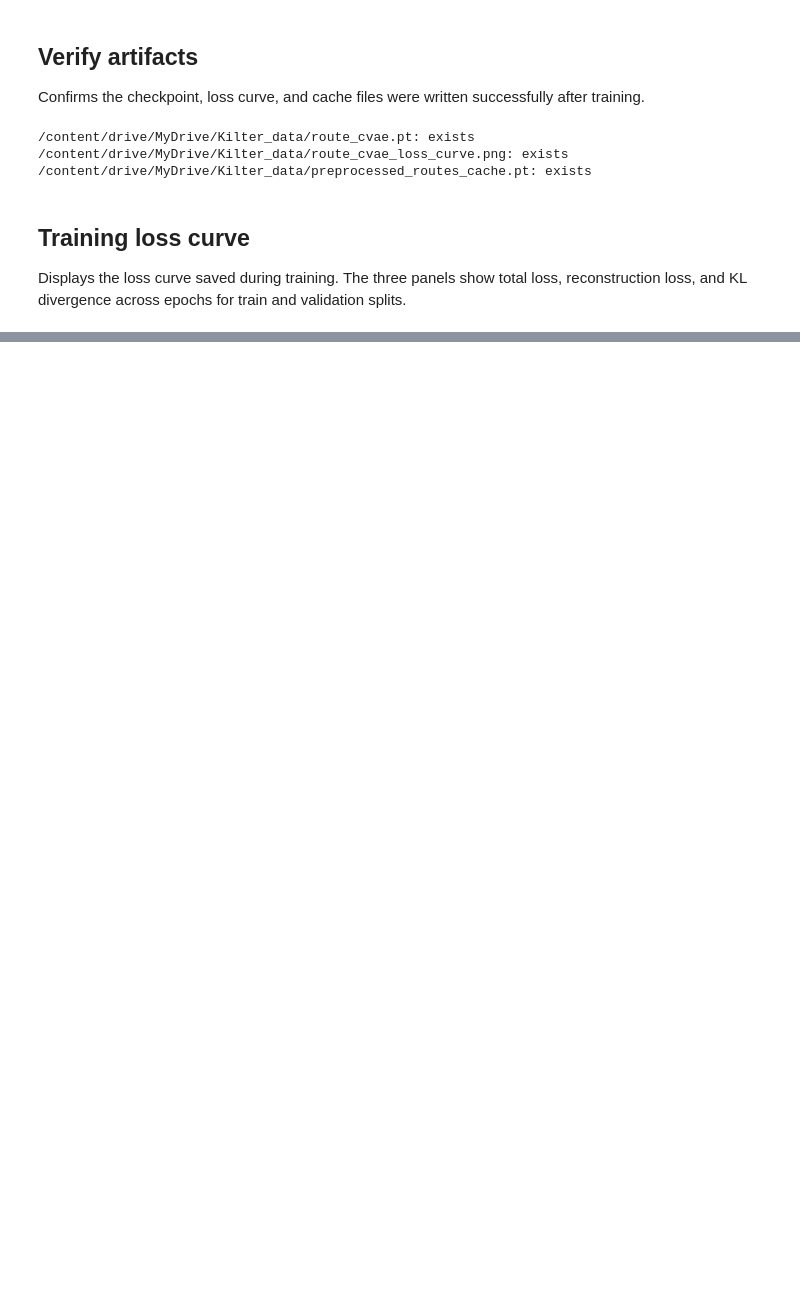
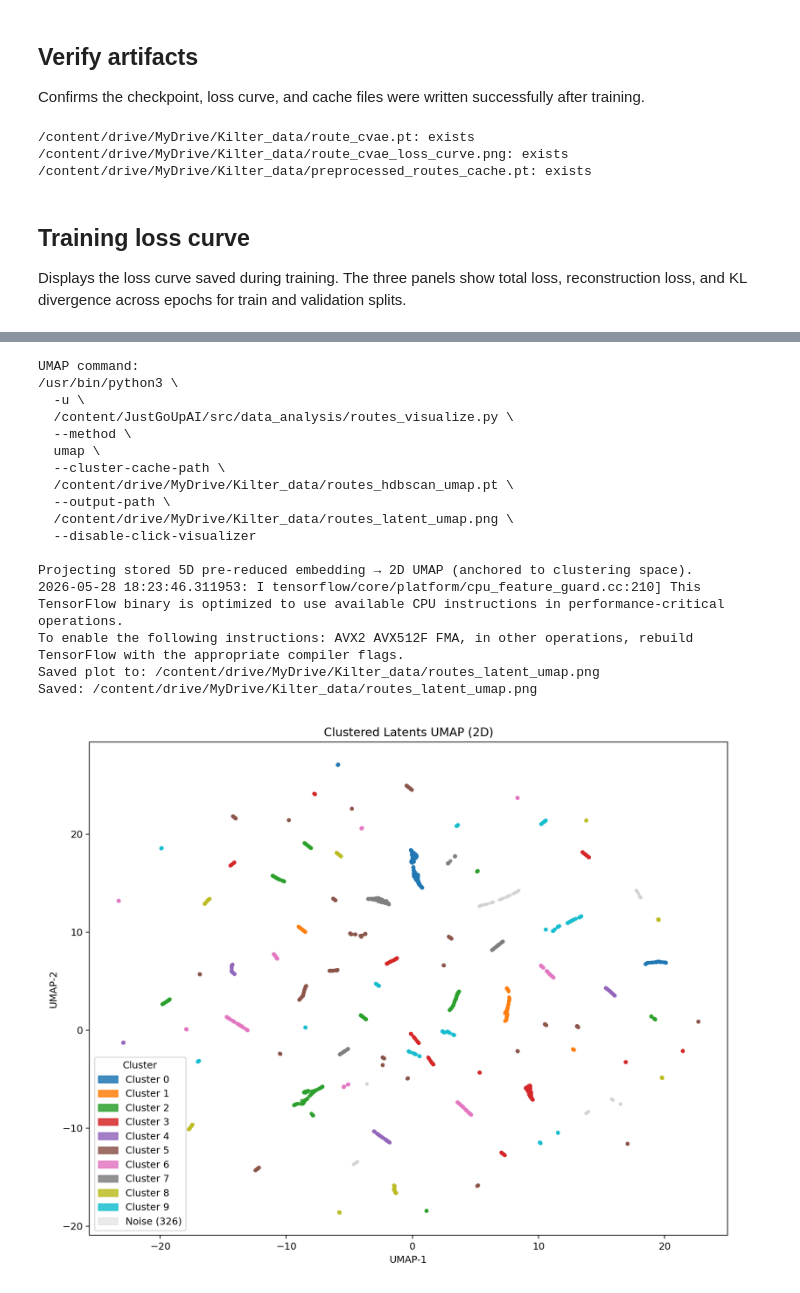
Before and after one commit to ZYCC6002/Just-Go-Up-AI, a Jupyter notebook: notebooks/train_route_cvae.ipynb, the cells around one changed output, grey strips where cells are left out. Drawn from its saved outputs; the diff is of its cells as text; code cells hidden in the pictures; blank space fills up the shorter version.

```diff
--- a/notebooks/train_route_cvae.ipynb
+++ b/notebooks/train_route_cvae.ipynb
@@ -607,0 +786,49 @@ Loss curve path: /content/drive/MyDrive/Kilter_data/route_cvae_loss_curve.png
+# %%
+umap_output = DATA_ROOT / 'routes_latent_umap.png'
+
+viz_cmd = [
+    sys.executable, '-u', str(viz_script),
+    '--method',               'umap',
+    '--cluster-cache-path',   str(cluster_cfg['cluster_cache_path']),
+    '--output-path',          str(umap_output),
+    '--disable-click-visualizer',
+]
+
+print('UMAP command:')
+print(' \\\n  '.join(viz_cmd))
+print()
+
+proc = subprocess.Popen(viz_cmd, cwd=str(PROJECT_ROOT),
+                        stdout=subprocess.PIPE, stderr=subprocess.STDOUT,
+                        text=True, bufsize=1, env=env)
+assert proc.stdout is not None
+for line in iter(proc.stdout.readline, ''):
+    if not line:
+        break
+    print(line, end='', flush=True)
+
+ret = proc.wait()
+if ret != 0:
+    raise RuntimeError(f'UMAP visualization failed with exit code {ret}')
+
+print(f'Saved: {umap_output}')
+display(Image(filename=str(umap_output)))
+# %% [output]
+UMAP command:
+/usr/bin/python3 \
+  -u \
+  /content/JustGoUpAI/src/data_analysis/routes_visualize.py \
+  --method \
+  umap \
+  --cluster-cache-path \
+  /content/drive/MyDrive/Kilter_data/routes_hdbscan_umap.pt \
+  --output-path \
+  /content/drive/MyDrive/Kilter_data/routes_latent_umap.png \
+  --disable-click-visualizer
+
+Projecting stored 5D pre-reduced embedding → 2D UMAP (anchored to clustering space).
+2026-05-28 18:23:46.311953: I tensorflow/core/platform/cpu_feature_guard.cc:210] This TensorFlow binary is optimized to use available CPU instructions in performance-critical operations.
+To enable the following instructions: AVX2 AVX512F FMA, in other operations, rebuild TensorFlow with the appropriate compiler flags.
+Saved plot to: /content/drive/MyDrive/Kilter_data/routes_latent_umap.png
+Saved: /content/drive/MyDrive/Kilter_data/routes_latent_umap.png
+[figure, added]
```
Also changed, not shown: parts of 11 cells of this notebook, 5 other files.
